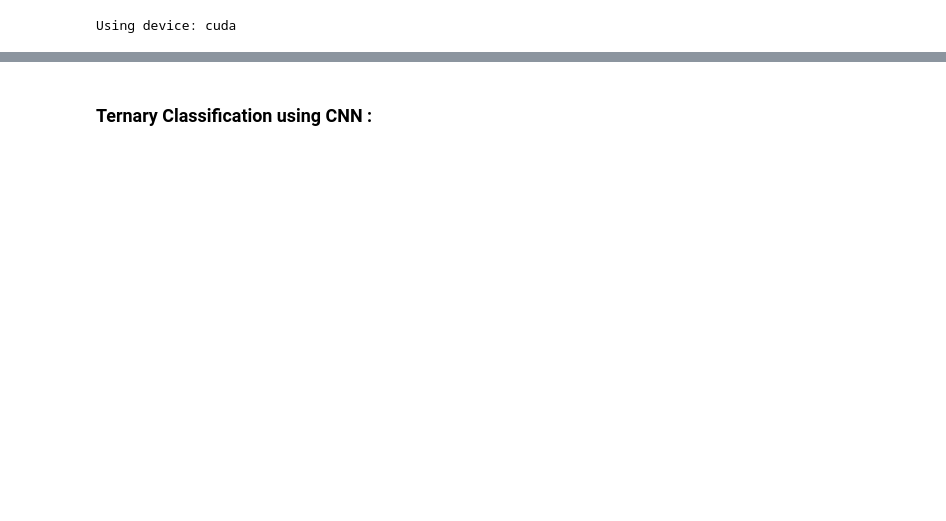
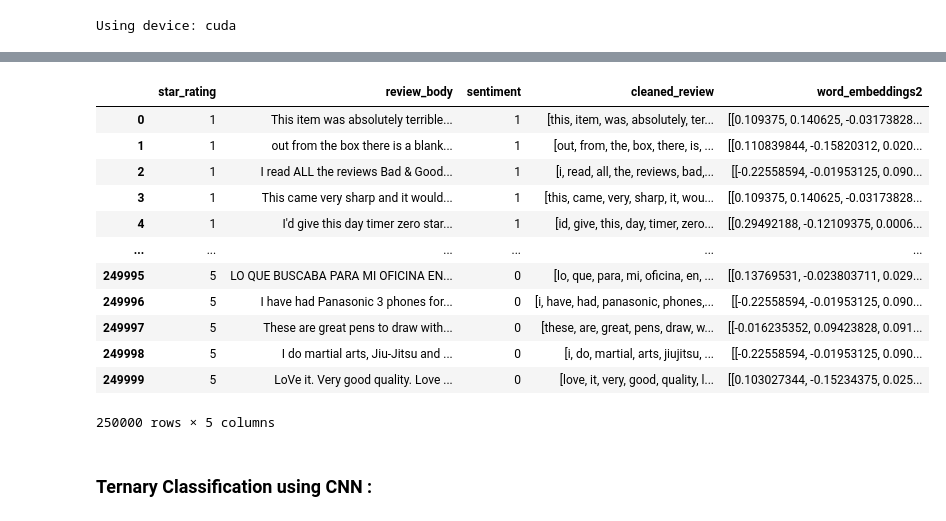
Before and after one commit to junaid537/pytorch, a Jupyter notebook: “HW2_Junaid_Khalidi_Py_CNN.ipynb, the cells around one changed output, grey strips where cells are left out. Saved outputs shown, nothing was run; the diff lists cells and outputs as text; code cells hidden in the pictures; blank space fills up the shorter version.

```diff
--- a/“HW2_Junaid_Khalidi_Py_CNN.ipynb
+++ b/“HW2_Junaid_Khalidi_Py_CNN.ipynb
@@ -1468,0 +1654,2 @@ df = df.sample(frac=1, random_state=42).iloc[:150000]
+# %%
+df_3classes["word_embeddings2"] = df_3classes["cleaned_review"].apply(lambda x: get_word_embeddings(x, wv_google))
@@ -1727,0 +1902,16 @@ Final Accuracy: 0.8777
+# %%
+df_3classes
+# %% [output]
+|  | star_rating | review_body | sentiment | cleaned_review | word_embeddings2 |
+| 0 | 1 | This item was absolutely terrible... | 1 | [this, item, was, absolutely, ter... | [[0.109375, 0.140625, -0.03173828... |
+| 1 | 1 | out from the box there is a blank... | 1 | [out, from, the, box, there, is, ... | [[0.110839844, -0.15820312, 0.020... |
+| 2 | 1 | I read ALL the reviews Bad & Good... | 1 | [i, read, all, the, reviews, bad,... | [[-0.22558594, -0.01953125, 0.090... |
+| 3 | 1 | This came very sharp and it would... | 1 | [this, came, very, sharp, it, wou... | [[0.109375, 0.140625, -0.03173828... |
+| 4 | 1 | I'd give this day timer zero star... | 1 | [id, give, this, day, timer, zero... | [[0.29492188, -0.12109375, 0.0006... |
+| ... | ... | ... | ... | ... | ... |
+| 249995 | 5 | LO QUE BUSCABA PARA MI OFICINA EN... | 0 | [lo, que, para, mi, oficina, en, ... | [[0.13769531, -0.023803711, 0.029... |
+| 249996 | 5 | I have had Panasonic 3 phones for... | 0 | [i, have, had, panasonic, phones,... | [[-0.22558594, -0.01953125, 0.090... |
+| 249997 | 5 | These are great pens to draw with... | 0 | [these, are, great, pens, draw, w... | [[-0.016235352, 0.09423828, 0.091... |
+| 249998 | 5 | I do martial arts, Jiu-Jitsu and ... | 0 | [i, do, martial, arts, jiujitsu, ... | [[-0.22558594, -0.01953125, 0.090... |
+| 249999 | 5 | LoVe it. Very good quality. Love ... | 0 | [love, it, very, good, quality, l... | [[0.103027344, -0.15234375, 0.025... |
+250000 rows × 5 columns
```
Also changed, not shown: parts of 89 cells of this notebook.
